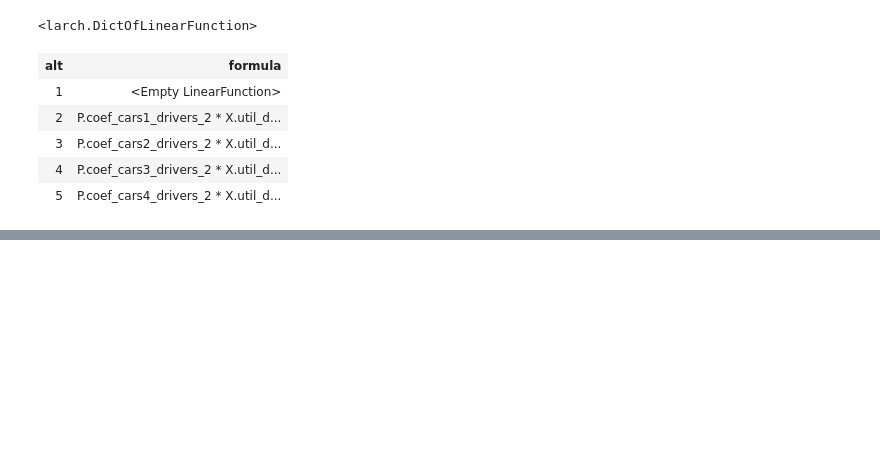
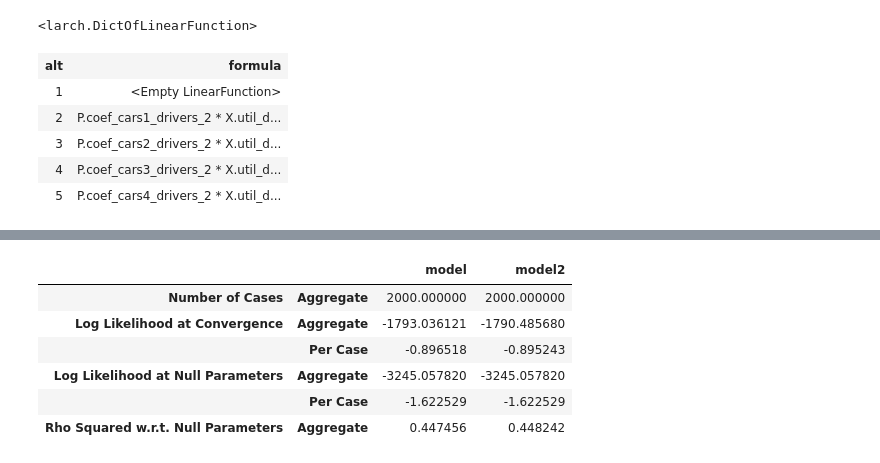
Before and after one commit to driftlesslabs/activitysim, a Jupyter notebook: activitysim/examples/example_estimation/notebooks/04_auto_ownership.ipynb, the cells around one changed output, grey strips where cells are left out. Drawn from its saved outputs; the diff is of its cells as text; code cells hidden in the pictures; blank space fills up the shorter version.

```diff
--- a/activitysim/examples/example_estimation/notebooks/04_auto_ownership.ipynb
+++ b/activitysim/examples/example_estimation/notebooks/04_auto_ownership.ipynb
@@ -291,0 +316,14 @@ if you get poor results, consider setting global bounds with model.set_cap()
+# %%
+with pd.option_context('display.max_rows', 999):
+    display(pd.concat({
+        "model": model.estimation_statistics_raw(),
+        "model2": model2.estimation_statistics_raw(),
+    }, axis=1).fillna(""))
+# %% [output]
+|  |  | model | model2 |
+| Number of Cases | Aggregate | 2000.000000 | 2000.000000 |
+| Log Likelihood at Convergence | Aggregate | -1793.036121 | -1790.485680 |
+|  | Per Case | -0.896518 | -0.895243 |
+| Log Likelihood at Null Parameters | Aggregate | -3245.057820 | -3245.057820 |
+|  | Per Case | -1.622529 | -1.622529 |
+| Rho Squared w.r.t. Null Parameters | Aggregate | 0.447456 | 0.448242 |
```
Also changed, not shown: parts of 6 cells of this notebook, 1 other file.
